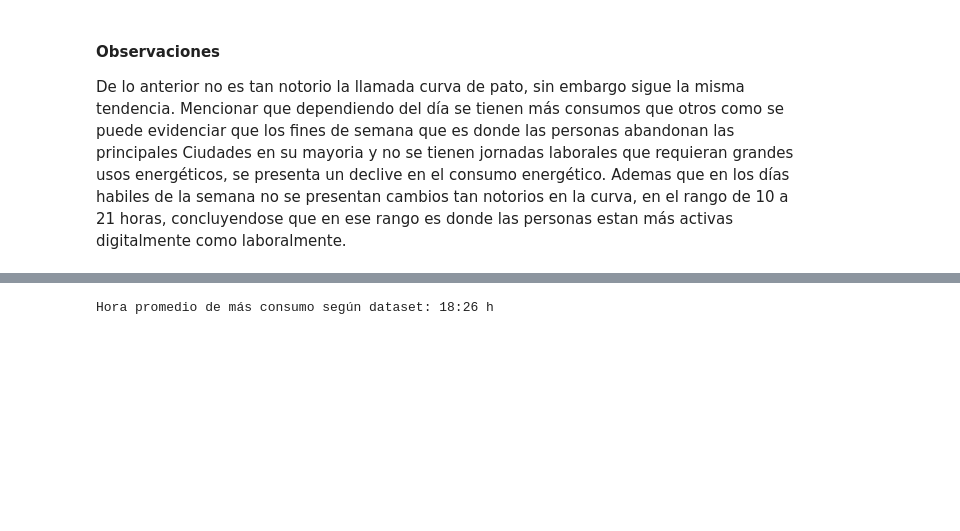
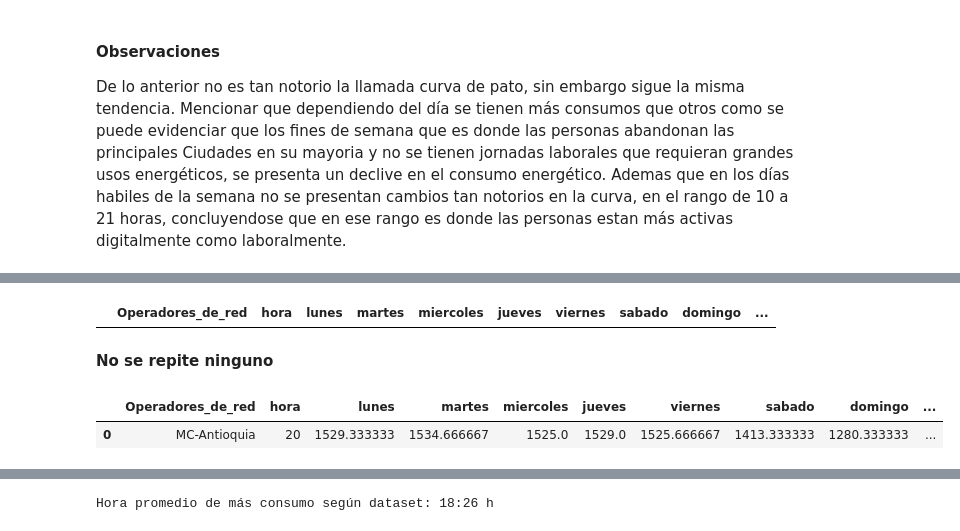
Before and after one commit to JSEB99/bootcamp_DS_BIT, a Jupyter notebook: Análisis_energía.ipynb, the cells around one changed output, grey strips where cells are left out. Saved outputs shown, nothing was run; the diff lists cells and outputs as text; code cells hidden in the pictures; blank space fills up the shorter version.

```diff
--- a/Análisis_energía.ipynb
+++ b/Análisis_energía.ipynb
@@ -177,0 +163,13 @@ sns.barplot(y="Operadores_de_red",x="hora",data=dataset_max,dodge=False,ax=ax2).
+# %%
+# Se evidencian registros de promedio semanal por día repetidos por lo cual se eliminarán los valores repetidos
+dataset_max_new = dataset_max.drop_duplicates(['promedio_semanal_por_dia'],keep='first')
+dataset_max_new[dataset_max_new['promedio_semanal_por_dia'].duplicated()== True]
+# %% [output]
+|  | Operadores_de_red | hora | lunes | martes | miercoles | jueves | viernes | sabado | domingo | ... |
+# %% [markdown]
+**No se repite ninguno**
+# %%
+dataset_max_new.head(1)
+# %% [output]
+|  | Operadores_de_red | hora | lunes | martes | miercoles | jueves | viernes | sabado | domingo | ... |
+| 0 | MC-Antioquia | 20 | 1529.333333 | 1534.666667 | 1525.0 | 1529.0 | 1525.666667 | 1413.333333 | 1280.333333 | ... |
```
Also changed, not shown: parts of 11 cells of this notebook.
